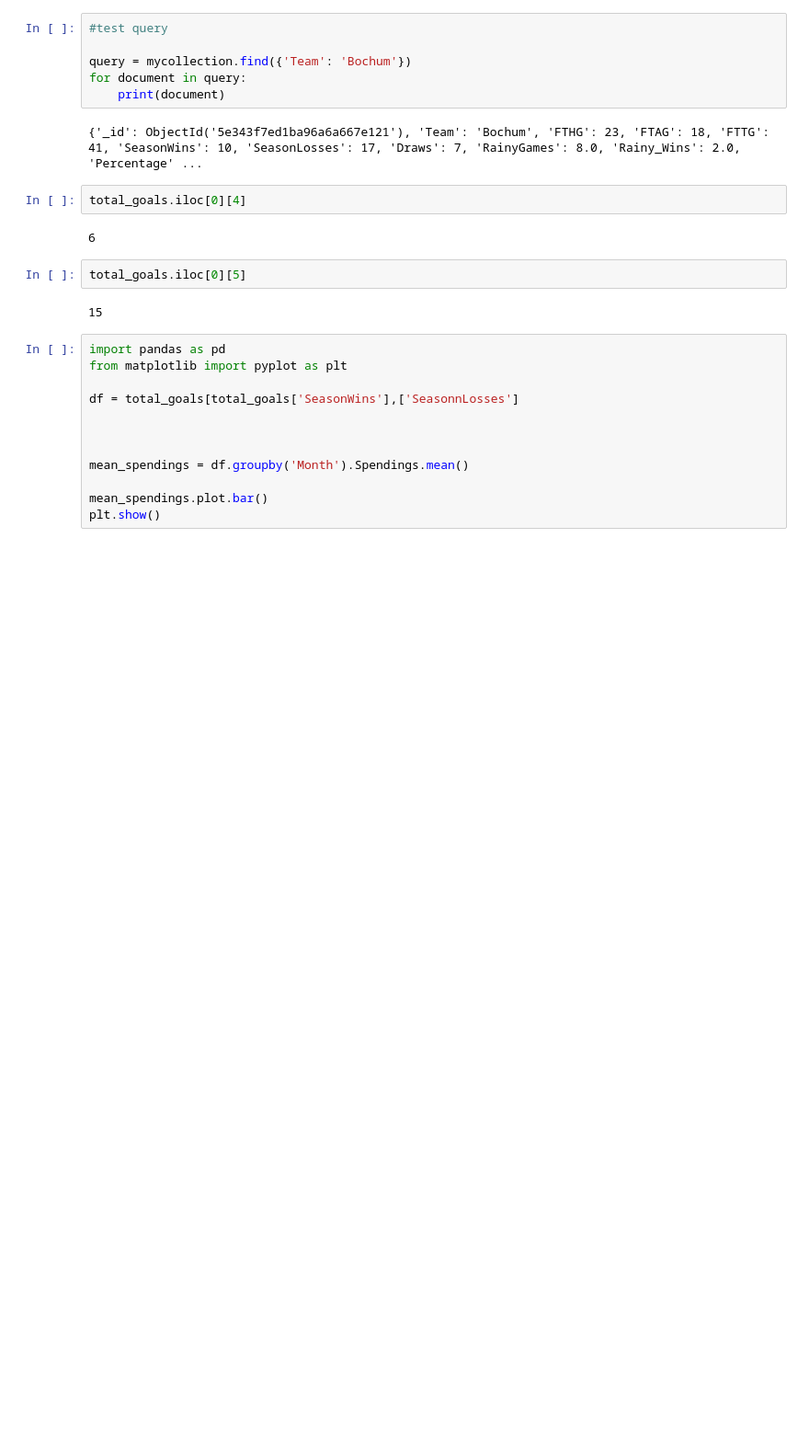
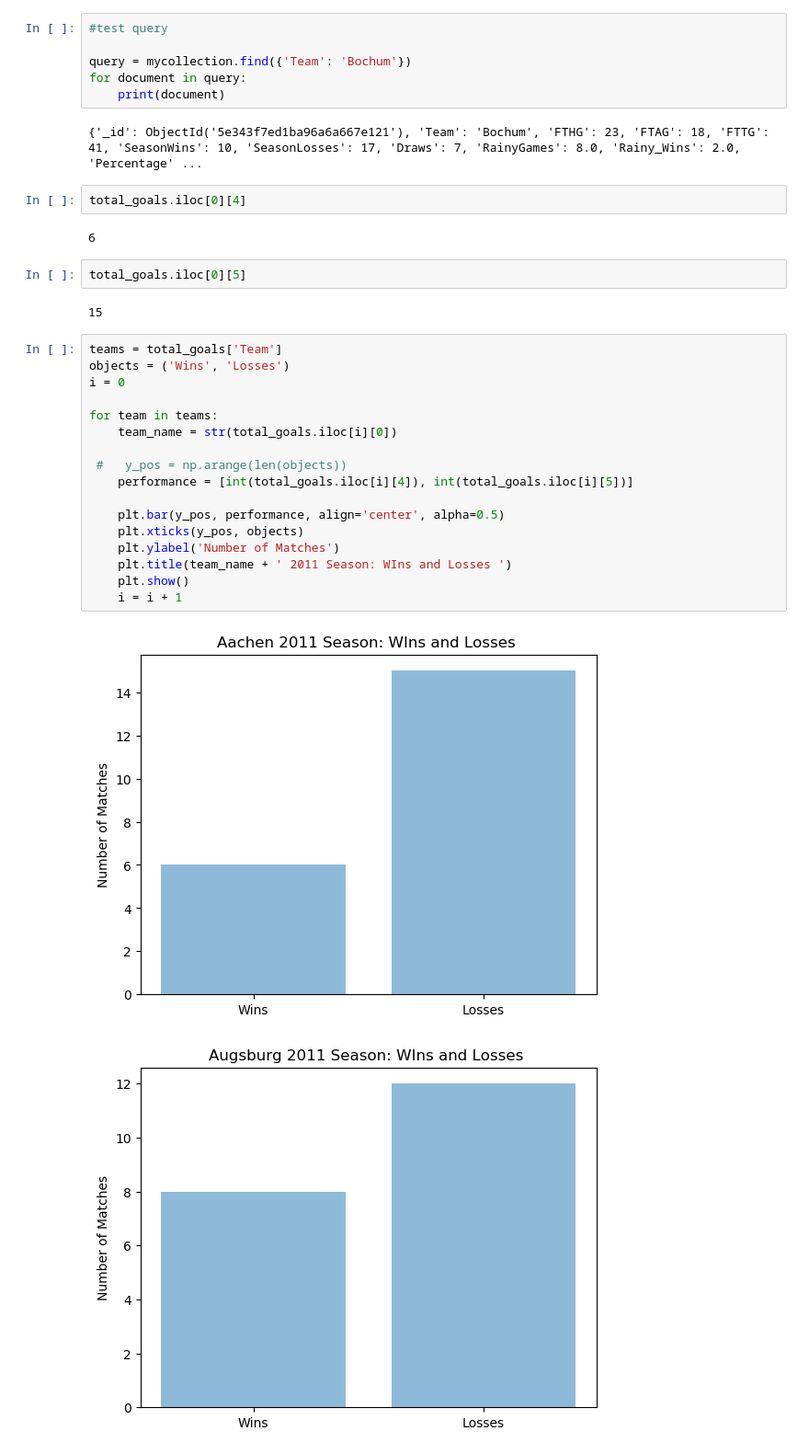
Before and after one commit to petehumphries/Flatiron_School-Module_2_Proj, a Jupyter notebook: main.ipynb, the cells around one changed output. Shown at 92% size. Drawn from its saved outputs; the diff is of its cells as text; blank space fills up the shorter version.

Commit message:
includes histogram

```diff
--- a/main.ipynb
+++ b/main.ipynb
@@ -664,15 +664,23 @@ total_goals.iloc[0][4]
 total_goals.iloc[0][5]
 # %% [output]
 15
-# %%
-import pandas as pd
-from matplotlib import pyplot as plt
-
-df = total_goals[total_goals['SeasonWins'],['SeasonnLosses']
-
-
-
-mean_spendings = df.groupby('Month').Spendings.mean()
-
-mean_spendings.plot.bar()
-plt.show()
+# %%
+teams = total_goals['Team']
+objects = ('Wins', 'Losses')
+i = 0
+
+for team in teams:
+    team_name = str(total_goals.iloc[i][0])
+
+ #   y_pos = np.arange(len(objects))
+    performance = [int(total_goals.iloc[i][4]), int(total_goals.iloc[i][5])]
+
+    plt.bar(y_pos, performance, align='center', alpha=0.5)
+    plt.xticks(y_pos, objects)
+    plt.ylabel('Number of Matches')
+    plt.title(team_name + ' 2011 Season: WIns and Losses ')
+    plt.show()
+    i = i + 1
+# %% [output]
+[figure, added]
+[figure, added]
```
Also changed, not shown: parts of 2 cells of this notebook.
